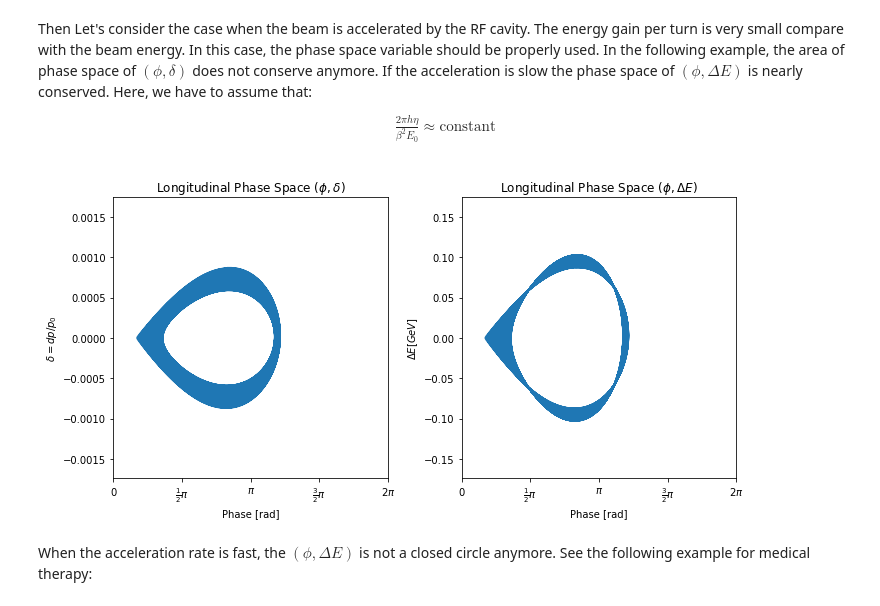
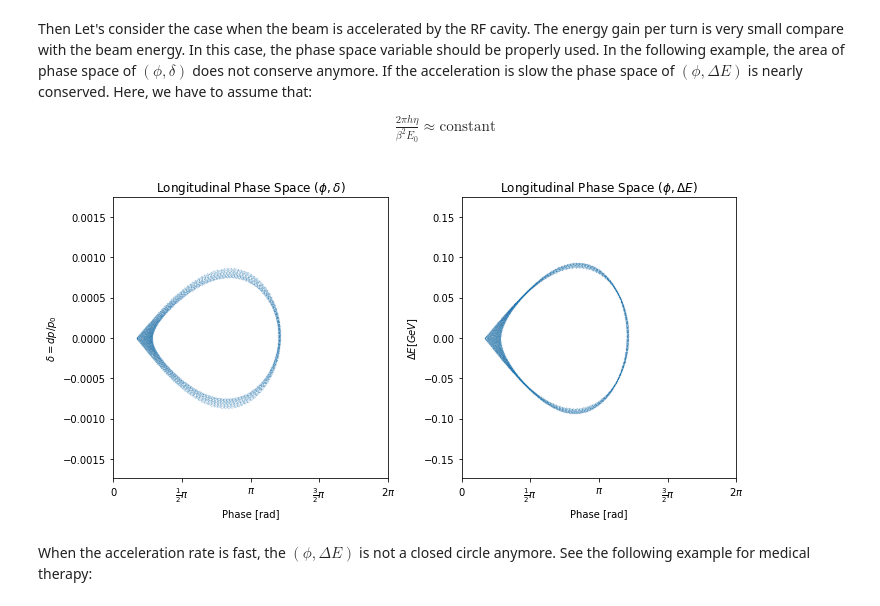
Before and after one commit to yuehao/AP_course_materials, a Jupyter notebook: longitudinal_dynamics/longitudinal_dynamics.ipynb, the cells around one changed output. Saved outputs shown, nothing was run; the diff lists cells and outputs as text; code cells hidden in the pictures.

```diff
--- a/longitudinal_dynamics/longitudinal_dynamics.ipynb
+++ b/longitudinal_dynamics/longitudinal_dynamics.ipynb
@@ -139,7 +139,7 @@ $$
 
 In the following example, let's assume $\sin\phi_s = 0.5$.  Therefore there are two solutions: $\phi_s = \pi/6$ or $\phi_s = 5\pi/6$.  Let's consider a group of particles, who have same phase but different initial momentum deviations.
 # %%
-turns=500
+turns=2100
 sin_phi_s=0.5
 #phi_s=0
 energy_list=[250e9,20e9]
@@ -208,9 +208,9 @@ for i in range(2):
     ax[i].set_xlim([-np.pi,2*np.pi])
 
     ax[i].set_prop_cycle(plt.cycler('color', plt.cm.Oranges(np.linspace(0.3, 0.8, npar))))
-    ax[i].plot(result_g1[i][0], result_g1[i][1], linestyle=None)
+    ax[i].plot(result_g1[i][0], result_g1[i][1], linestyle='None', marker='.', markersize=0.5)
     ax[i].set_prop_cycle(plt.cycler('color', plt.cm.Blues(np.linspace(0.3, 0.8, npar))))
-    ax[i].plot(result_g2[i][0], result_g2[i][1], linestyle=None)
+    ax[i].plot(result_g2[i][0], result_g2[i][1], linestyle='None', marker='.', markersize=0.5)
     ax[i].set_xticks([-np.pi, -0.5*np.pi, 0., .5*np.pi, np.pi, 1.5*np.pi, 2*np.pi])
     ax[i].set_xticklabels([r"$-\pi$", r"$-\frac{1}{2}\pi$", "$0$", r"$\frac{1}{2}\pi$",
                      r"$\pi$", r"$\frac{3}{2}\pi$", r"$2\pi$"])
@@ -231,7 +231,7 @@ Then Let's consider the case when the beam is accelerated by the RF cavity.  The
 \frac{2\pi h \eta}{\beta^2 E_0} \approx \text{constant}
 \end{align}
 # %%
-turns=30000
+turns=10000
 sin_phi_s=0.5
 
 beam_energy=100e9
@@ -267,36 +267,36 @@ initial_de=np.ones(npar)*delta_0
 
 result=lde.longitudinal_evolve(turns,
                                        initial_phi,
                                        initial_de,
                                        sin_phi_s=sin_phi_s, alphac=mcf, E0_ini=beam_energy,
                                        mass=mass, e_volt=voltage, harm=harm,
                                        update_eta=update_eta, energy_change=True
                                       )
 
 
 fig,(ax1,ax2)=plt.subplots(1,2, figsize=(10,5))
 ax1.set_title(r"Longitudinal Phase Space $(\phi,\delta)$")
 ax2.set_title(r"Longitudinal Phase Space $(\phi,\Delta E)$")
 ax1.set_xlabel('Phase [rad]')
 ax2.set_xlabel('Phase [rad]')
 ax1.set_ylabel(r'$\delta=dp/p_0$')
 ax2.set_ylabel(r'$\Delta E [GeV]$')
 #ax1.set_xlim([-np.pi,np.pi])
 ax1.set_ylim([-2*height,2*height])
 ax2.set_ylim([-2*height*beam_energy/1e9,2*height*beam_energy/1e9])
 #ax1.set_prop_cycle(plt.cycler('color', plt.cm.Oranges(np.linspace(0, 1, 8))))
-ax1.plot(result[0], result[2], linestyle=None)
+ax1.plot(result[0], result[2], linestyle='None', marker='.', markersize=0.1)
 #ax2.set_prop_cycle(plt.cycler('color', plt.cm.Blues(np.linspace(0, 1, 8))))
-ax2.plot(result[0], result[1]/1e9, linestyle=None)
+ax2.plot(result[0], result[1]/1e9, linestyle='None',marker='.', markersize=0.1)
 
 for ax in (ax1,ax2):
     ax.set_xticks([-np.pi, -0.5*np.pi, 0., .5*np.pi, np.pi, 1.5*np.pi, 2*np.pi])
     ax.set_xticklabels([r"$-\pi$", r"$-\frac{1}{2}\pi$", "$0$", r"$\frac{1}{2}\pi$",
                      r"$\pi$", r"$\frac{3}{2}\pi$", r"$2\pi$"])
     ax.set_xlim([-0,2*np.pi])
 plt.tight_layout()
 # %% [output]
-[figure, old version]
+[figure, new version]
 # %% [markdown]
 When the acceleration rate is fast, the  $(\phi, \Delta E)$ is not a closed circle anymore. See the following example for medical therapy:
 # %%
```
Also changed, not shown: parts of 2 cells of this notebook, 37 other files.
